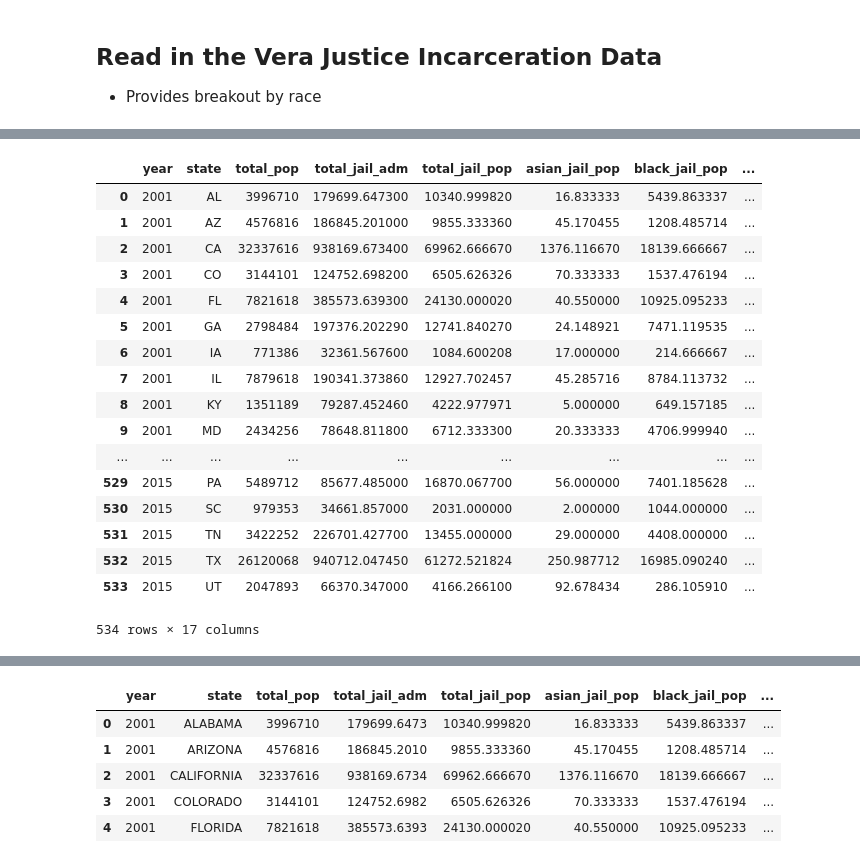
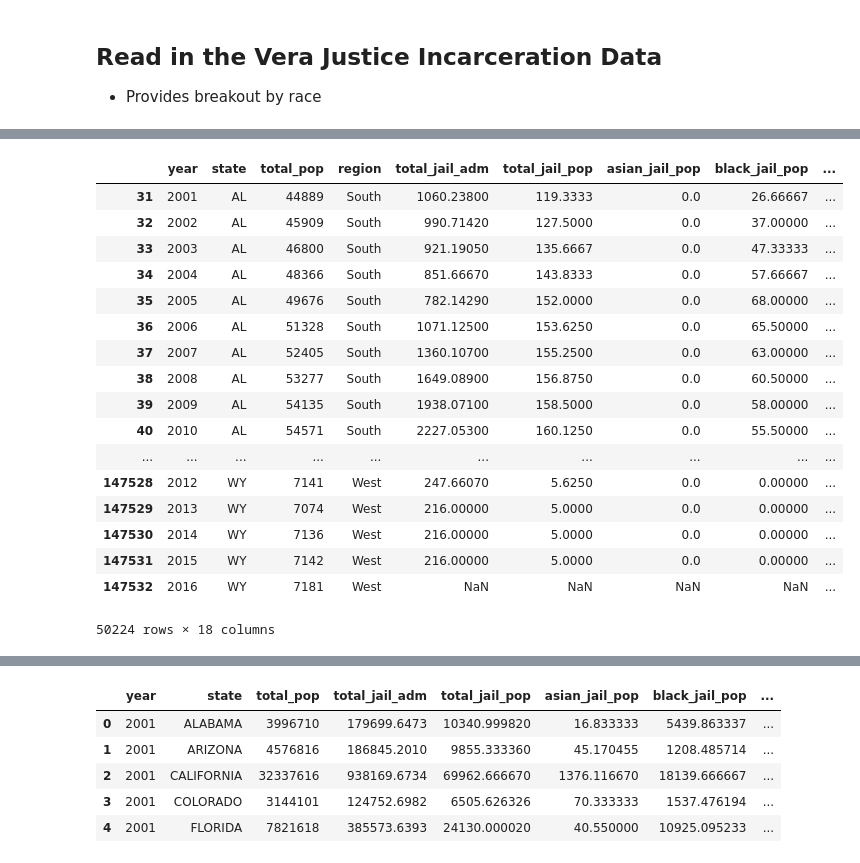
Before and after one commit to katelynburke/educationvsincarceration, a Jupyter notebook: Analytics/Analytics_Incarceration_Education.ipynb, the cells around one changed output, grey strips where cells are left out. Cells and saved outputs as stored; diff of their text form; code cells hidden in the pictures.

```diff
--- a/Analytics/Analytics_Incarceration_Education.ipynb
+++ b/Analytics/Analytics_Incarceration_Education.ipynb
@@ -240,38 +240,35 @@ Index(['yfips', 'year', 'fips', 'state', 'county_name', 'total_pop',
 # %%
 vera_incarceration_trends_trim = vera_incarceration_trends.drop(columns=[
 'yfips','fips', 'county_name', 'total_pop_15to64', 'female_pop_15to64', 'male_pop_15to64',
 'asian_pop_15to64', 'black_pop_15to64', 'latino_pop_15to64', 'native_pop_15to64', 'other_pop_15to64',
 'division', 'jail_from_state_prison', 'jail_from_other_state_prison', 'jail_from_state_jail',
 'total_jail_pretrial', 'female_jail_pretrial', 'male_jail_pretrial', 'female_jail_pop', 'male_jail_pop',
 'jail_from_other_state_jail', 'jail_from_fed','jail_from_ice', 'urbanicity', 'commuting_zone','female_prison_pop', 'male_prison_pop',
 'metro_area', 'land_area', 'total_jail_adm_dcrp', 'female_jail_adm_dcrp', 'male_jail_adm_dcrp', 'total_jail_pop_dcrp', 'female_jail_pop_dcrp', 'male_jail_pop_dcrp',
 'white_pop_15to64', 'total_prison_adm', 'female_prison_adm', 'male_prison_adm', 'asian_prison_adm', 'black_prison_adm',
 'latino_prison_adm', 'native_prison_adm', 'other_prison_adm', 'white_prison_adm', 'index_crime', 'violent_crime',
 'property_crime', 'murder_crime', 'rape_crime', 'robbery_crime', 'agr_assault_crime', 'burglary_crime', 'larceny_crime',
 'mv_theft_crime', 'arson_crime', 'num_facilites', 'num_employees', 'confined_pop', 'capacity', 'ucr_population',
                                     ])
 
 vera_incarceration_trends_df = vera_incarceration_trends_trim.loc[vera_incarceration_trends_trim['year'] > 2000 ]
-vit_drop = vera_incarceration_trends_df.dropna()
-vit_group = vit_drop.groupby(by=['year','state']).sum()
-vera_incarceration = vit_group.reset_index()
-vera_incarceration
+vera_incarceration_trends_df
 # %% [output]
-|  | year | state | total_pop | total_jail_adm | total_jail_pop | asian_jail_pop | black_jail_pop | ... |
-| 0 | 2001 | AL | 3996710 | 179699.647300 | 10340.999820 | 16.833333 | 5439.863337 | ... |
-| 1 | 2001 | AZ | 4576816 | 186845.201000 | 9855.333360 | 45.170455 | 1208.485714 | ... |
-| 2 | 2001 | CA | 32337616 | 938169.673400 | 69962.666670 | 1376.116670 | 18139.666667 | ... |
-| 3 | 2001 | CO | 3144101 | 124752.698200 | 6505.626326 | 70.333333 | 1537.476194 | ... |
-| 4 | 2001 | FL | 7821618 | 385573.639300 | 24130.000020 | 40.550000 | 10925.095233 | ... |
-| 5 | 2001 | GA | 2798484 | 197376.202290 | 12741.840270 | 24.148921 | 7471.119535 | ... |
-| 6 | 2001 | IA | 771386 | 32361.567600 | 1084.600208 | 17.000000 | 214.666667 | ... |
-| 7 | 2001 | IL | 7879618 | 190341.373860 | 12927.702457 | 45.285716 | 8784.113732 | ... |
-| 8 | 2001 | KY | 1351189 | 79287.452460 | 4222.977971 | 5.000000 | 649.157185 | ... |
-| 9 | 2001 | MD | 2434256 | 78648.811800 | 6712.333300 | 20.333333 | 4706.999940 | ... |
-| ... | ... | ... | ... | ... | ... | ... | ... | ... |
-| 529 | 2015 | PA | 5489712 | 85677.485000 | 16870.067700 | 56.000000 | 7401.185628 | ... |
-| 530 | 2015 | SC | 979353 | 34661.857000 | 2031.000000 | 2.000000 | 1044.000000 | ... |
-| 531 | 2015 | TN | 3422252 | 226701.427700 | 13455.000000 | 29.000000 | 4408.000000 | ... |
-| 532 | 2015 | TX | 26120068 | 940712.047450 | 61272.521824 | 250.987712 | 16985.090240 | ... |
-| 533 | 2015 | UT | 2047893 | 66370.347000 | 4166.266100 | 92.678434 | 286.105910 | ... |
+|  | year | state | total_pop | region | total_jail_adm | total_jail_pop | asian_jail_pop | black_jail_pop | ... |
+| 31 | 2001 | AL | 44889 | South | 1060.23800 | 119.3333 | 0.0 | 26.66667 | ... |
+| 32 | 2002 | AL | 45909 | South | 990.71420 | 127.5000 | 0.0 | 37.00000 | ... |
+| 33 | 2003 | AL | 46800 | South | 921.19050 | 135.6667 | 0.0 | 47.33333 | ... |
+| 34 | 2004 | AL | 48366 | South | 851.66670 | 143.8333 | 0.0 | 57.66667 | ... |
+| 35 | 2005 | AL | 49676 | South | 782.14290 | 152.0000 | 0.0 | 68.00000 | ... |
+| 36 | 2006 | AL | 51328 | South | 1071.12500 | 153.6250 | 0.0 | 65.50000 | ... |
+| 37 | 2007 | AL | 52405 | South | 1360.10700 | 155.2500 | 0.0 | 63.00000 | ... |
+| 38 | 2008 | AL | 53277 | South | 1649.08900 | 156.8750 | 0.0 | 60.50000 | ... |
+| 39 | 2009 | AL | 54135 | South | 1938.07100 | 158.5000 | 0.0 | 58.00000 | ... |
+| 40 | 2010 | AL | 54571 | South | 2227.05300 | 160.1250 | 0.0 | 55.50000 | ... |
+| ... | ... | ... | ... | ... | ... | ... | ... | ... | ... |
+| 147528 | 2012 | WY | 7141 | West | 247.66070 | 5.6250 | 0.0 | 0.00000 | ... |
+| 147529 | 2013 | WY | 7074 | West | 216.00000 | 5.0000 | 0.0 | 0.00000 | ... |
+| 147530 | 2014 | WY | 7136 | West | 216.00000 | 5.0000 | 0.0 | 0.00000 | ... |
+| 147531 | 2015 | WY | 7142 | West | 216.00000 | 5.0000 | 0.0 | 0.00000 | ... |
+| 147532 | 2016 | WY | 7181 | West | NaN | NaN | NaN | NaN | ... |
-534 rows × 17 columns
+50224 rows × 18 columns
```
Also changed, not shown: parts of 7 cells of this notebook, 1 other file.
